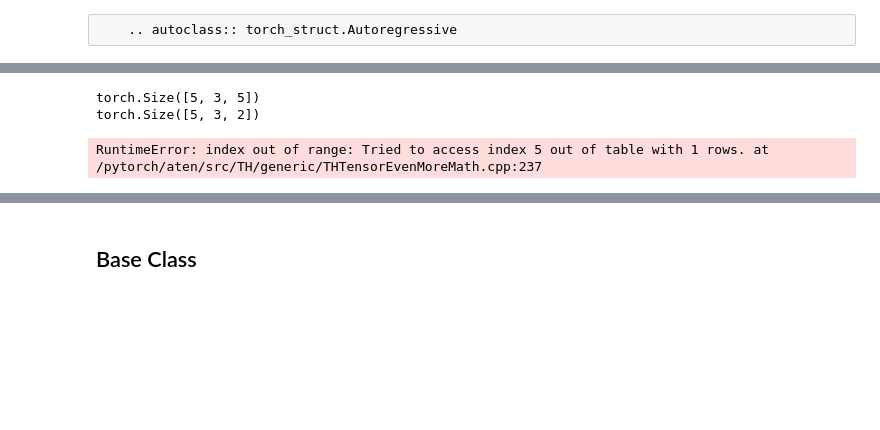
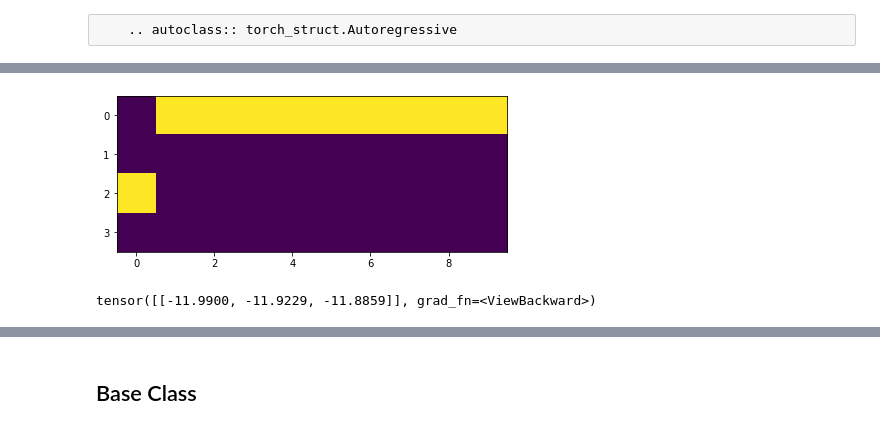
Before and after one commit to harvardnlp/pytorch-struct, a Jupyter notebook: docs/source/model.ipynb, the cells around one changed output, grey strips where cells are left out. Saved outputs shown, nothing was run; the diff lists cells and outputs as text; code cells hidden in the pictures; blank space fills up the shorter version.

```diff
--- a/docs/source/model.ipynb
+++ b/docs/source/model.ipynb
@@ -272,6 +190,32 @@ torch.Size([1, 3, 2])
-# %%
-print(dist.beam_topk(5).shape)
-# %% [output]
-torch.Size([5, 3, 5])
-torch.Size([5, 3, 2])
-RuntimeError: index out of range: Tried to access index 5 out of table with 1 rows. at /pytorch/aten/src/TH/generic/THTensorEvenMoreMath.cpp:237
+# %%
+batch, N, C, H, layer = 3, 10, 4, 5, 1
+init = (torch.rand(batch, layer, H),
+        torch.rand(batch, layer, H))
+def t(a):
+    return [t.transpose(0, 1) for t in a]
+
+def show_ar(chain):
+     plt.imshow(chain.detach().transpose(0, 1))
+
+class RNN_AR(torch.nn.Module):
+    def __init__(self):
+        super().__init__()
+        self.rnn = torch.nn.LSTM(H, H, batch_first=True)
+        self.proj = torch.nn.Linear(H, C)
+        self.embed = torch.nn.Embedding(C, H)
+
+    def forward(self, inputs, state):
+        inputs = self.embed(inputs)
+        out, state = self.rnn(inputs, t(state))
+        return self.proj(out), t(state)
+
+dist = torch_struct.Autoregressive(RNN_AR(), init, C, N)
+# %%
+path = dist.greedy_argmax()
+show_ar(path[0])
+# %% [output]
+[figure, added]
+# %%
+dist.log_prob(path.unsqueeze(0))
+# %% [output]
+tensor([[-11.9900, -11.9229, -11.8859]], grad_fn=<ViewBackward>)
```
Also changed, not shown: parts of 31 cells of this notebook, 8 other files.
